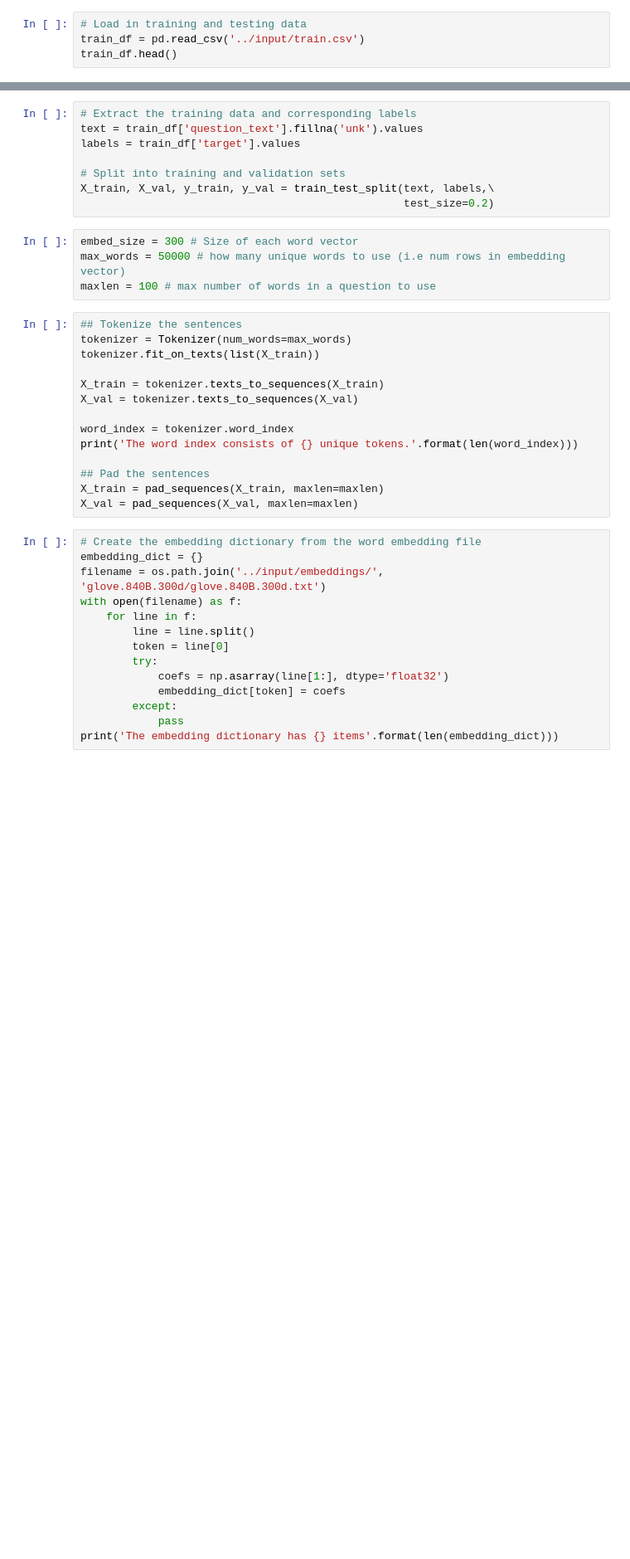
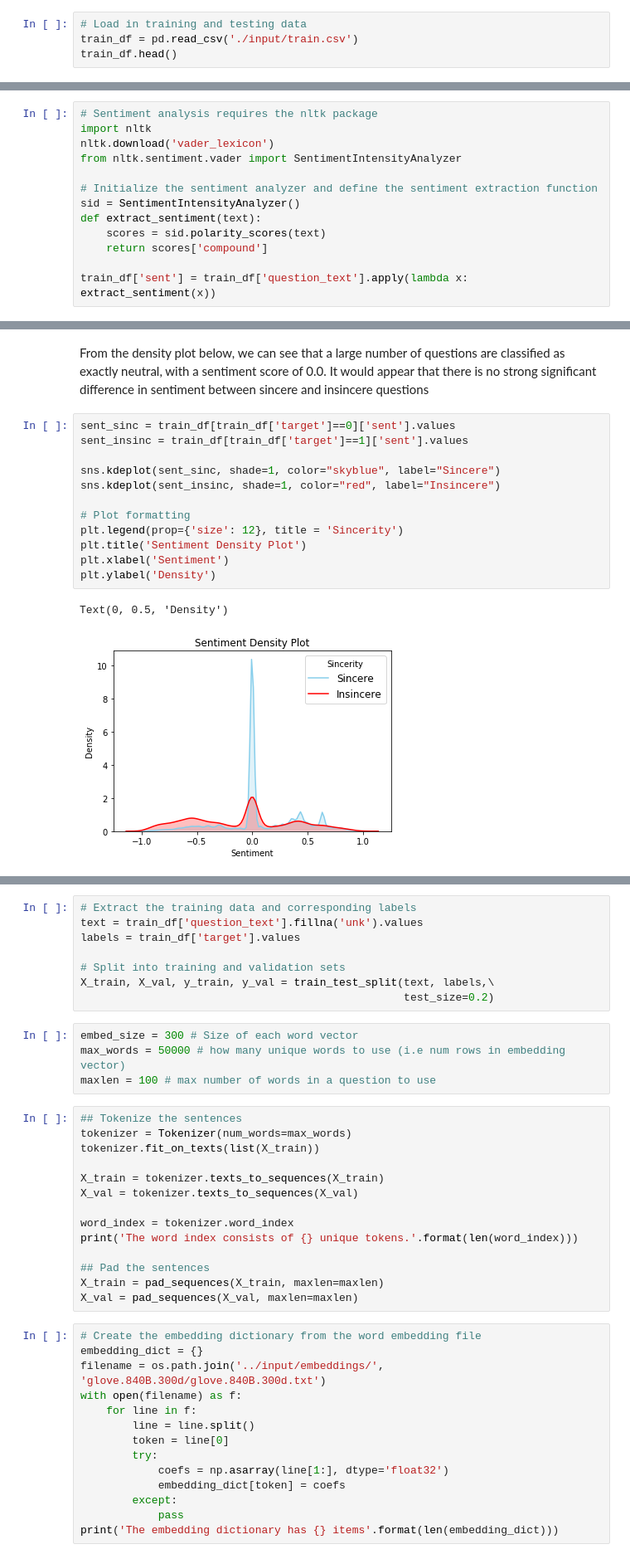
Before and after one commit to bmmidei/Toxic-Comment-Classifier, a Jupyter notebook: src/lstm.ipynb, the cells around one changed output, grey strips where cells are left out. Shown at 83% size. Cells and saved outputs as stored; diff of their text form; blank space fills up the shorter version.

Commit message:
Added EDA
Included sentiment analysis, word count, and word cloud analysis.

```diff
--- a/src/lstm.ipynb
+++ b/src/lstm.ipynb
@@ -22,4 +25,4 @@ from keras.models import Model
 # %%
 # Load in training and testing data
-train_df = pd.read_csv('../input/train.csv')
+train_df = pd.read_csv('./input/train.csv')
 train_df.head()
@@ -25,0 +46,13 @@ train_df.head()
+# %%
+# Sentiment analysis requires the nltk package
+import nltk
+nltk.download('vader_lexicon')
+from nltk.sentiment.vader import SentimentIntensityAnalyzer
+
+# Initialize the sentiment analyzer and define the sentiment extraction function
+sid = SentimentIntensityAnalyzer()
+def extract_sentiment(text):
+    scores = sid.polarity_scores(text)
+    return scores['compound']
+
+train_df['sent'] = train_df['question_text'].apply(lambda x: extract_sentiment(x))
@@ -25,0 +71,17 @@ train_df.head()
+# %% [markdown]
+From the density plot below, we can see that a large number of questions are classified as exactly neutral, with a sentiment score of 0.0. It would appear that there is no strong significant difference in sentiment between sincere and insincere questions
+# %%
+sent_sinc = train_df[train_df['target']==0]['sent'].values
+sent_insinc = train_df[train_df['target']==1]['sent'].values
+
+sns.kdeplot(sent_sinc, shade=1, color="skyblue", label="Sincere")
+sns.kdeplot(sent_insinc, shade=1, color="red", label="Insincere")
+
+# Plot formatting
+plt.legend(prop={'size': 12}, title = 'Sincerity')
+plt.title('Sentiment Density Plot')
+plt.xlabel('Sentiment')
+plt.ylabel('Density')
+# %% [output]
+Text(0, 0.5, 'Density')
+[figure, added]
```
Also changed, not shown: parts of 26 cells of this notebook.
